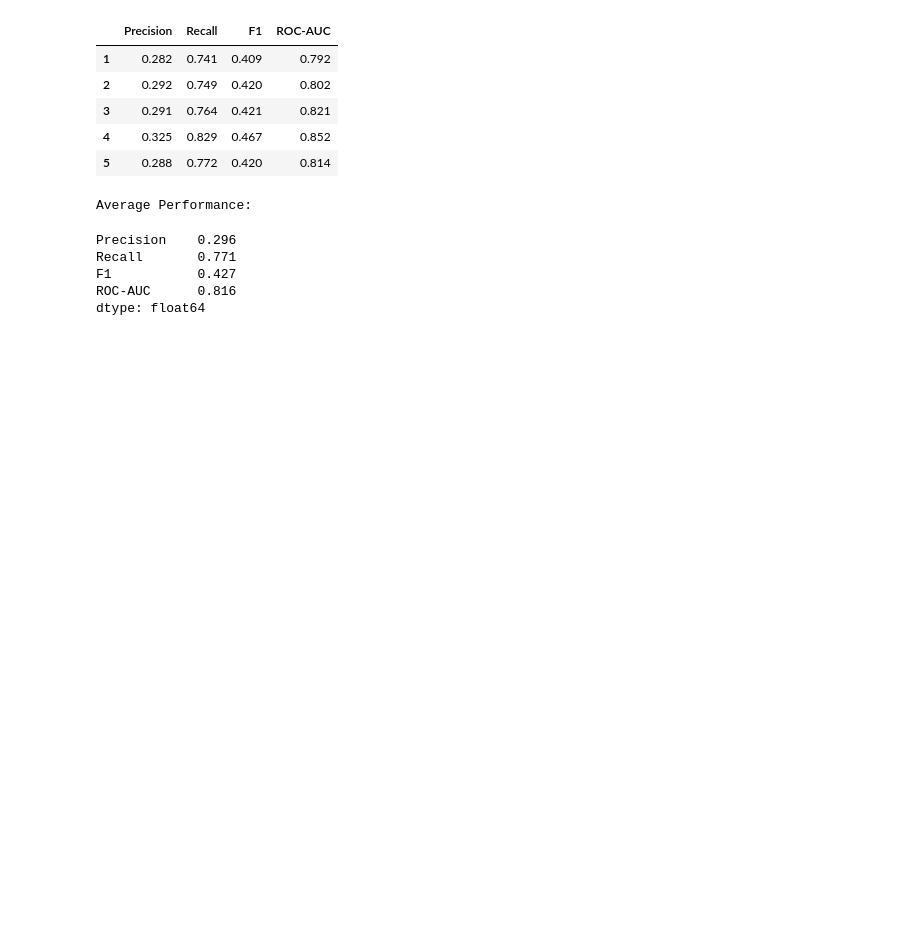
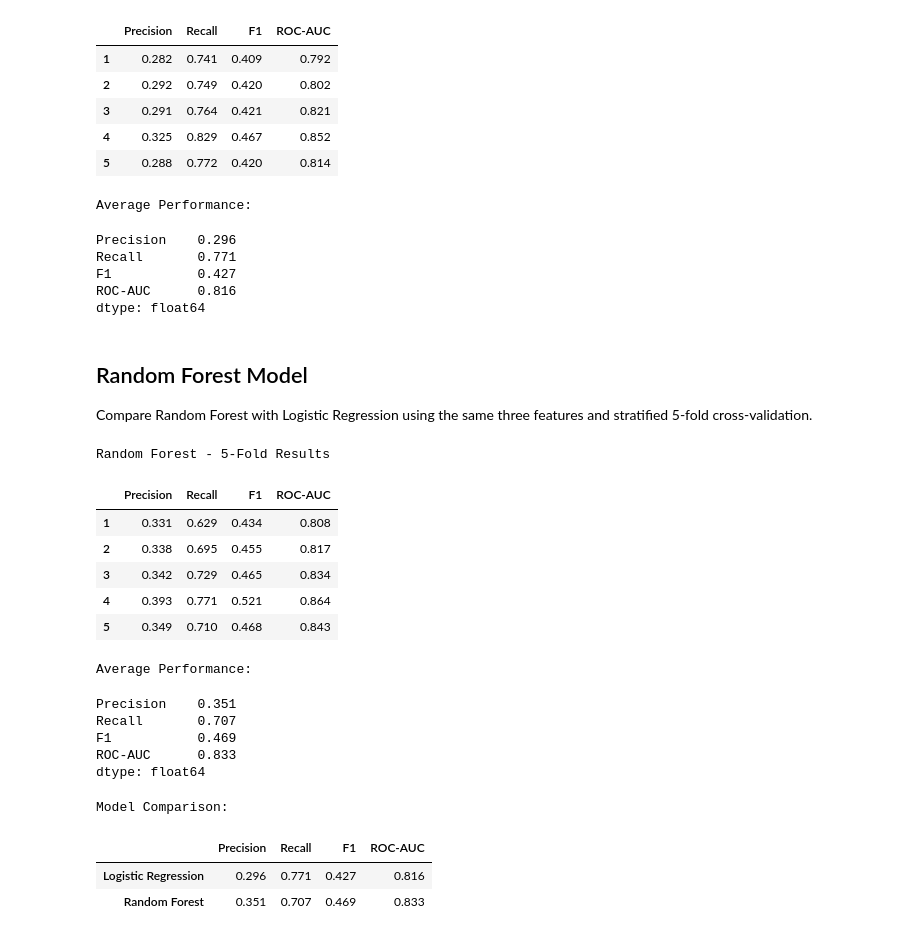
Before and after one commit to Evode-Manirahari/nhanes-cardiovascular-ml, a Jupyter notebook: notebooks/03_onehot_baseline_cv.ipynb, the cells around one changed output. Drawn from its saved outputs; the diff is of its cells as text; code cells hidden in the pictures; blank space fills up the shorter version.

```diff
--- a/notebooks/03_onehot_baseline_cv.ipynb
+++ b/notebooks/03_onehot_baseline_cv.ipynb
@@ -468,0 +464,77 @@ the same three features and stratified 5-fold cross-validation.
+# %% [markdown]
+## Random Forest Model
+
+Compare Random Forest with Logistic Regression using
+the same three features and stratified 5-fold cross-validation.
+# %%
+from sklearn.ensemble import RandomForestClassifier
+
+# 1. Build Random Forest
+rf = Pipeline([
+    ("imputer", SimpleImputer(strategy="median")),
+    ("model", RandomForestClassifier(
+        n_estimators=200,
+        min_samples_leaf=5,
+        class_weight="balanced",
+        random_state=42,
+        n_jobs=-1
+    ))
+])
+
+# 2. Evaluate using the same 5 folds
+rf_scores = cross_validate(
+    rf,
+    X_glm,
+    y_glm,
+    cv=glm_cv,
+    scoring={
+        "Precision": "precision",
+        "Recall": "recall",
+        "F1": "f1",
+        "ROC-AUC": "roc_auc"
+    },
+    error_score="raise"
+)
+
+# 3. Display Random Forest results
+rf_results = pd.DataFrame({
+    "Precision": rf_scores["test_Precision"],
+    "Recall": rf_scores["test_Recall"],
+    "F1": rf_scores["test_F1"],
+    "ROC-AUC": rf_scores["test_ROC-AUC"]
+})
+
+rf_results.index = range(1, 6)
+
+print("Random Forest - 5-Fold Results")
+display(rf_results.round(3))
+
+print("\nAverage Performance:")
+display(rf_results.mean().round(3))
+
+# 4. Compare both models
+comparison = pd.DataFrame({
+    "Logistic Regression": glm_results.mean(),
+    "Random Forest": rf_results.mean()
+}).T
+
+print("\nModel Comparison:")
+display(comparison.round(3))
+# %% [output]
+Random Forest - 5-Fold Results
+|  | Precision | Recall | F1 | ROC-AUC |
+| 1 | 0.331 | 0.629 | 0.434 | 0.808 |
+| 2 | 0.338 | 0.695 | 0.455 | 0.817 |
+| 3 | 0.342 | 0.729 | 0.465 | 0.834 |
+| 4 | 0.393 | 0.771 | 0.521 | 0.864 |
+| 5 | 0.349 | 0.710 | 0.468 | 0.843 |
+Average Performance:
+Precision    0.351
+Recall       0.707
+F1           0.469
+ROC-AUC      0.833
+dtype: float64
+Model Comparison:
+|  | Precision | Recall | F1 | ROC-AUC |
+| Logistic Regression | 0.296 | 0.771 | 0.427 | 0.816 |
+| Random Forest | 0.351 | 0.707 | 0.469 | 0.833 |
```
Also changed, not shown: parts of 14 cells of this notebook.
